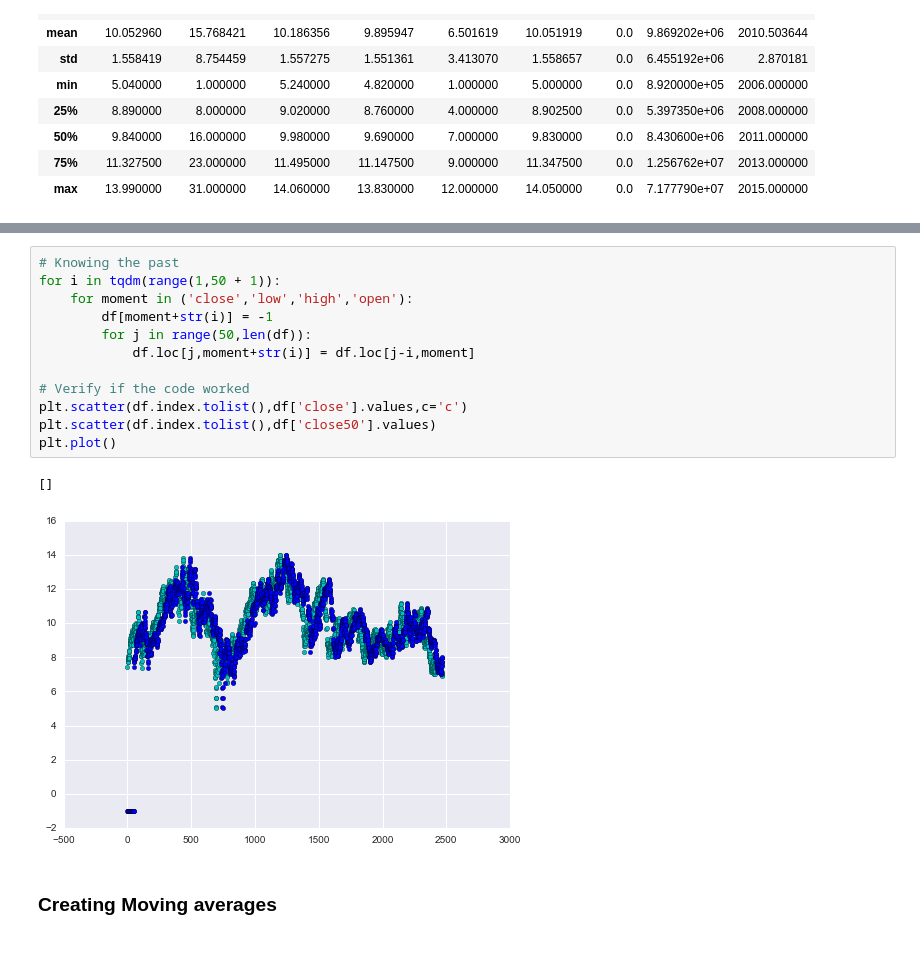
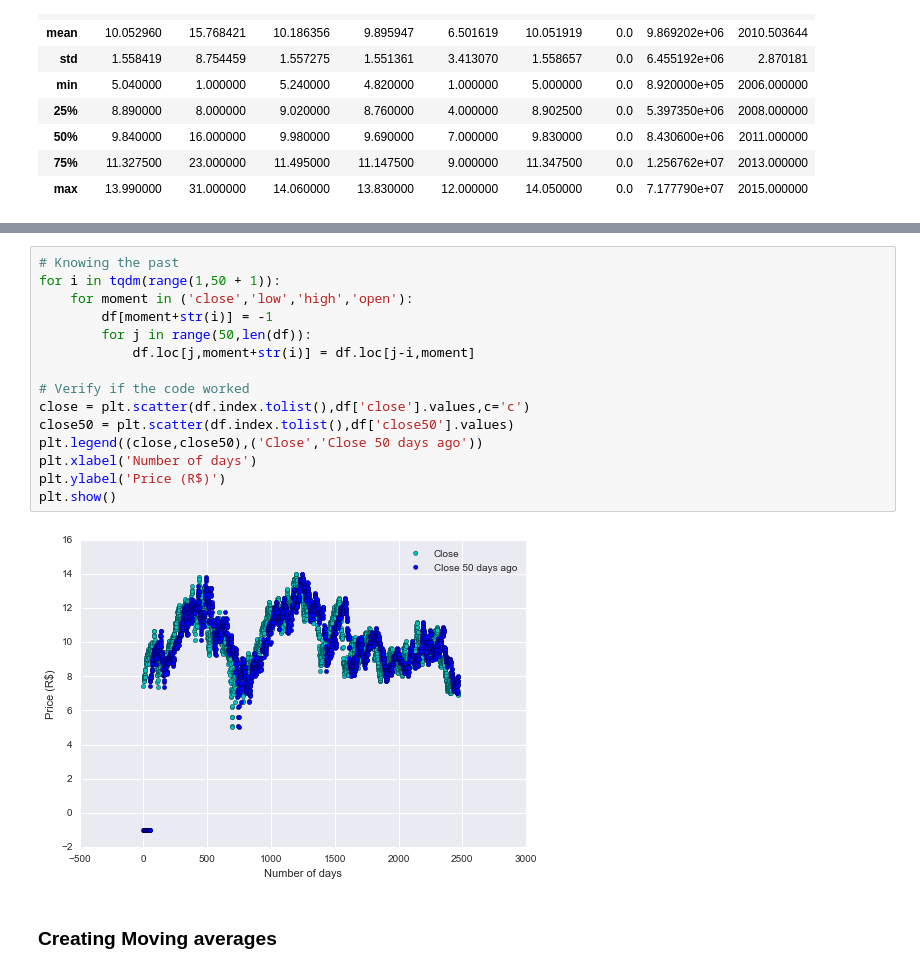
Before and after one commit to ivanlflj/capstone, a Jupyter notebook: stock_analysis_code.ipynb, the cells around one changed output, grey strips where cells are left out. Drawn from its saved outputs; the diff is of its cells as text.

Commit message:
Improve graphs and update report

```diff
--- a/stock_analysis_code.ipynb
+++ b/stock_analysis_code.ipynb
@@ -79,18 +86,20 @@ It is important to notice that we will only have the data for previous periods a
 # %%
 # Knowing the past
 for i in tqdm(range(1,50 + 1)):
     for moment in ('close','low','high','open'):
         df[moment+str(i)] = -1
         for j in range(50,len(df)):
             df.loc[j,moment+str(i)] = df.loc[j-i,moment]
 
 # Verify if the code worked
-plt.scatter(df.index.tolist(),df['close'].values,c='c')
-plt.scatter(df.index.tolist(),df['close50'].values)
-plt.plot()
+close = plt.scatter(df.index.tolist(),df['close'].values,c='c')
+close50 = plt.scatter(df.index.tolist(),df['close50'].values)
+plt.legend((close,close50),('Close','Close 50 days ago'))
+plt.xlabel('Number of days')
+plt.ylabel('Price (R$)')
+plt.show()
 # %% [output]
-[]
-[figure, old version]
+[figure, new version]
 # %% [markdown]
 ### Creating Moving averages
 # %%
```
Also changed, not shown: parts of 27 cells of this notebook, 2 other files.
